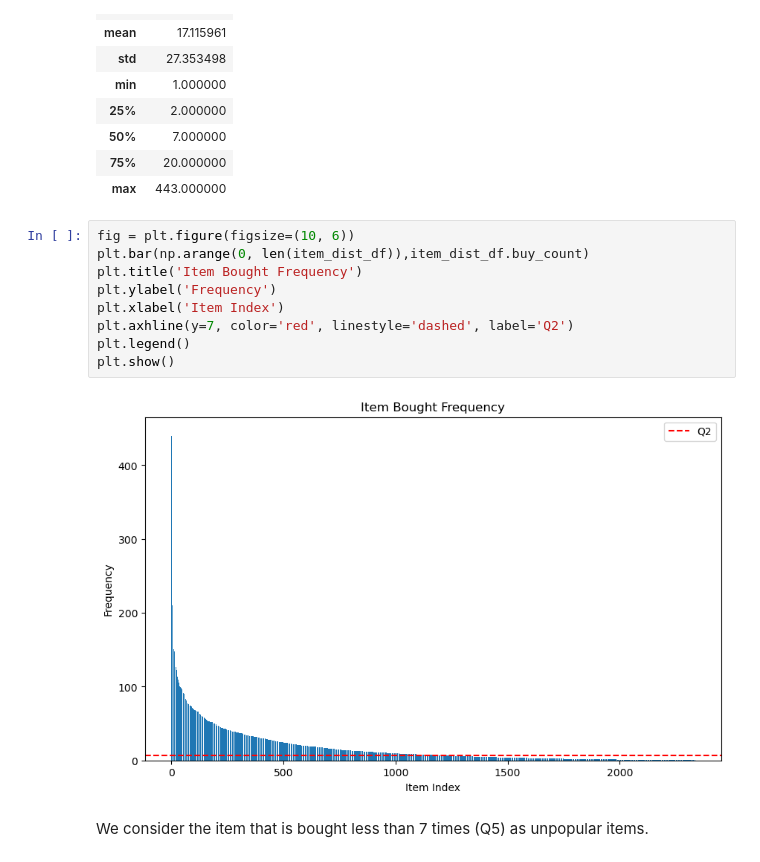
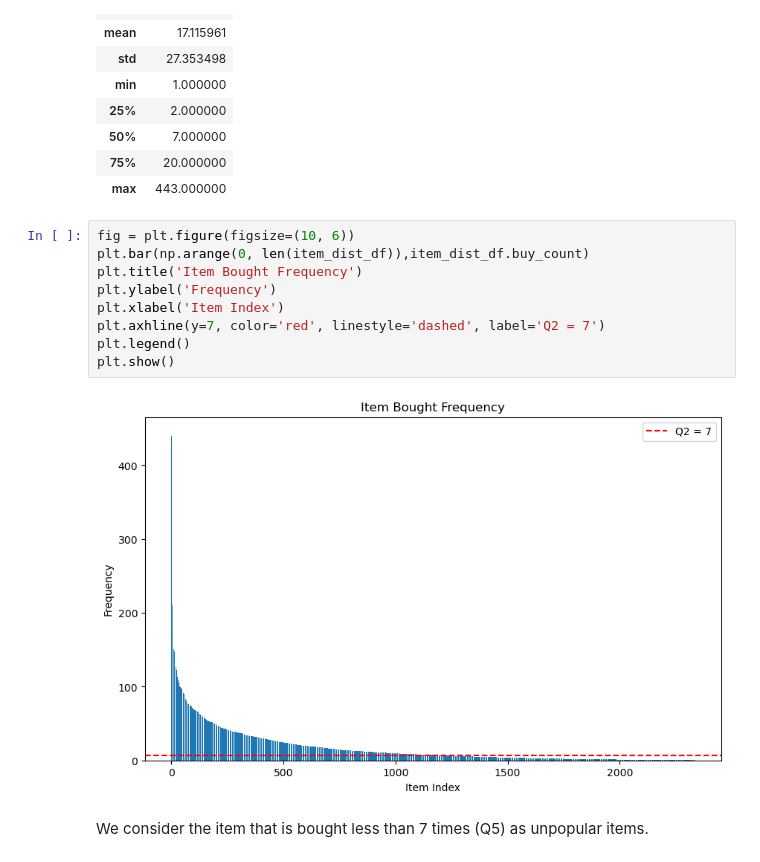
Before and after one commit to robinviltoriano/MBD_Assignment_2, a Jupyter notebook: a1900159.ipynb, the cells around one changed output. Saved outputs shown, nothing was run; the diff lists cells and outputs as text.

```diff
--- a/a1900159.ipynb
+++ b/a1900159.ipynb
@@ -423,14 +423,14 @@ item_dist_df.describe()
 # %%
 fig = plt.figure(figsize=(10, 6))
 plt.bar(np.arange(0, len(item_dist_df)),item_dist_df.buy_count)
 plt.title('Item Bought Frequency')
 plt.ylabel('Frequency')
 plt.xlabel('Item Index')
-plt.axhline(y=7, color='red', linestyle='dashed', label='Q2')
+plt.axhline(y=7, color='red', linestyle='dashed', label='Q2 = 7')
 plt.legend()
 plt.show()
 # %% [output]
-[figure, old version]
+[figure, new version]
 # %% [markdown]
 We consider the item that is bought less than 7 times (Q5) as unpopular items.
 # %%
```
Also changed, not shown: parts of 7 cells of this notebook.
